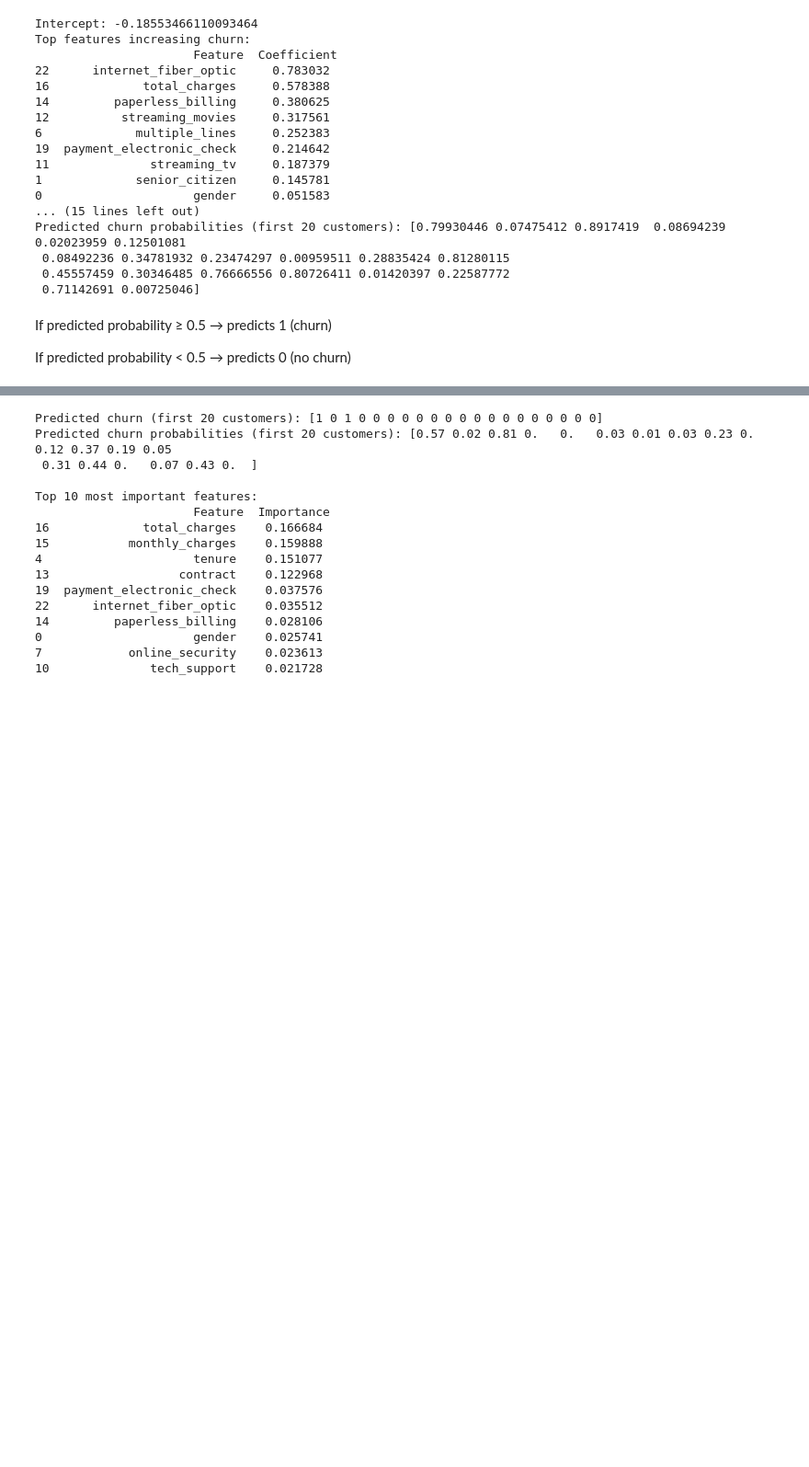
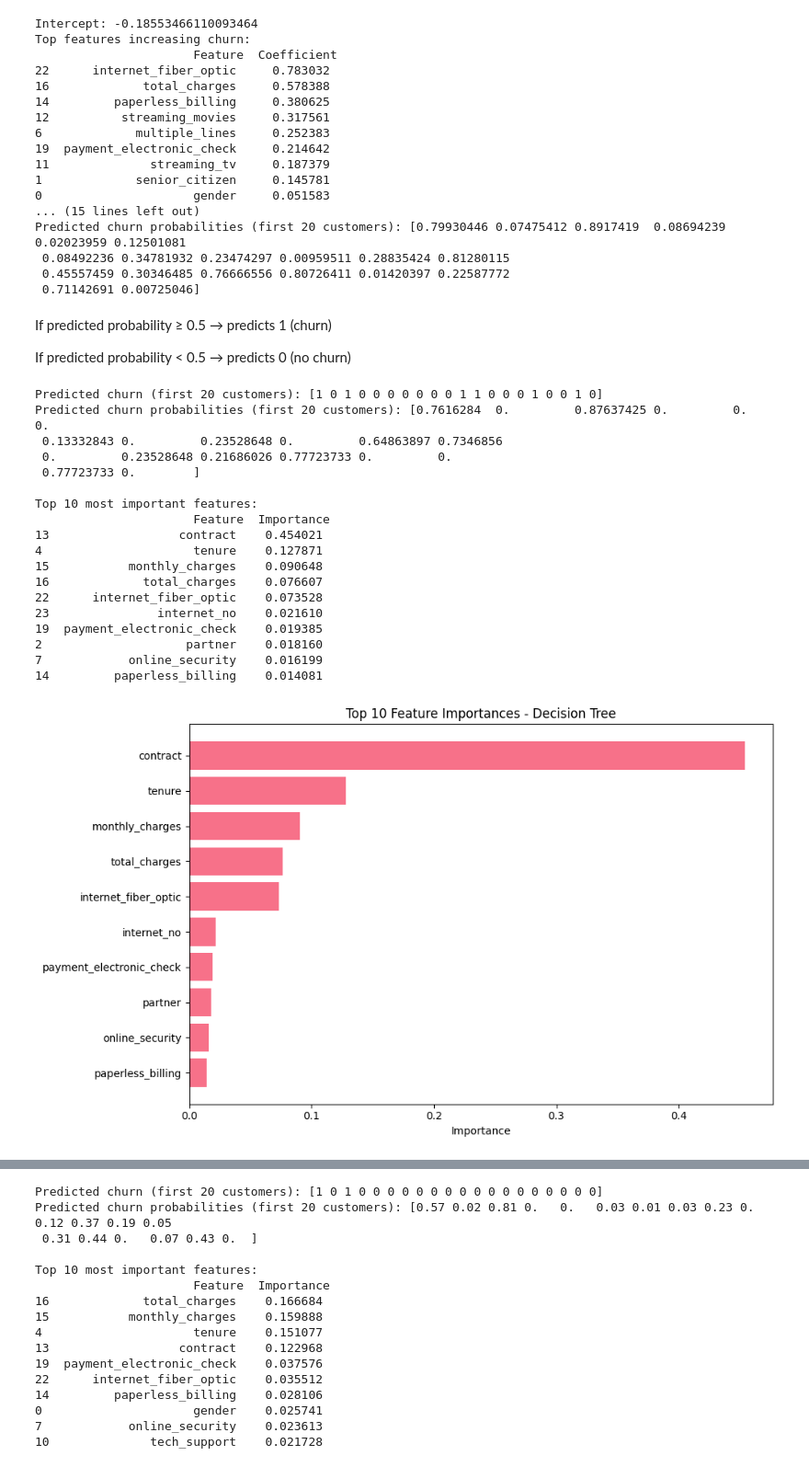
Before and after one commit to ZahraaFadhel/Predictive-Model-for-Customer-Churn, a Jupyter notebook: main.ipynb, the cells around one changed output, grey strips where cells are left out. Shown: that part at 92% size. Drawn from its saved outputs; the diff is of its cells as text; code cells hidden in the pictures; blank space fills up the shorter version.

Commit message:
added 2 more models

```diff
--- a/main.ipynb
+++ b/main.ipynb
@@ -1152,7 +856,68 @@ Predicted churn probabilities (first 20 customers): [0.79930446 0.07475412 0.891
  0.08492236 0.34781932 0.23474297 0.00959511 0.28835424 0.81280115
  0.45557459 0.30346485 0.76666556 0.80726411 0.01420397 0.22587772
  0.71142691 0.00725046]
-# %% [markdown]
-If predicted probability ≥ 0.5 → predicts 1 (churn)
-
-If predicted probability < 0.5 → predicts 0 (no churn)
+# %% [markdown]
+If predicted probability ≥ 0.5 → predicts 1 (churn)
+
+If predicted probability < 0.5 → predicts 0 (no churn)
+# %%
+# 2. Decision tree classifier implementation
+
+from sklearn.tree import DecisionTreeClassifier
+
+# Train model
+decision_tree_model = DecisionTreeClassifier(
+    max_depth=10,               # limit tree depth to prevent overfitting
+    min_samples_split=20,       # minimum samples required to split a node
+    min_samples_leaf=10,        # minimum samples required at a leaf node
+    class_weight='balanced',    # handle class imbalance
+    random_state=42
+)
+
+decision_tree_model.fit(X_train, y_train)
+
+# Make predictions on test data
+y_pred_dt = decision_tree_model.predict(X_test)
+y_prob_dt = decision_tree_model.predict_proba(X_test)[:, 1]  # probability of churn = 1
+
+# Display first 20 predictions
+print("Predicted churn (first 20 customers):", y_pred_dt[:20])
+print("Predicted churn probabilities (first 20 customers):", y_prob_dt[:20])
+
+# Feature importance
+feature_importance_dt = pd.DataFrame({
+    'Feature': X_train.columns,
+    'Importance': decision_tree_model.feature_importances_
+}).sort_values(by='Importance', ascending=False)
+
+print("\nTop 10 most important features:\n", feature_importance_dt.head(10))
+
+# Visualize top 10 feature importances
+plt.figure(figsize=(10, 6))
+top_features = feature_importance_dt.head(10)
+plt.barh(top_features['Feature'], top_features['Importance'])
+plt.xlabel('Importance')
+plt.title('Top 10 Feature Importances - Decision Tree')
+plt.gca().invert_yaxis()
+plt.tight_layout()
+plt.show()
+# %% [output]
+Predicted churn (first 20 customers): [1 0 1 0 0 0 0 0 0 0 1 1 0 0 0 1 0 0 1 0]
+Predicted churn probabilities (first 20 customers): [0.7616284  0.         0.87637425 0.         0.         0.
+ 0.13332843 0.         0.23528648 0.         0.64863897 0.7346856
+ 0.         0.23528648 0.21686026 0.77723733 0.         0.
+ 0.77723733 0.        ]
+
+Top 10 most important features:
+                      Feature  Importance
+13                  contract    0.454021
+4                     tenure    0.127871
+15           monthly_charges    0.090648
+16             total_charges    0.076607
+22      internet_fiber_optic    0.073528
+23               internet_no    0.021610
+19  payment_electronic_check    0.019385
+2                    partner    0.018160
+7            online_security    0.016199
+14         paperless_billing    0.014081
+[figure, added]
```
Also changed, not shown: parts of 34 cells of this notebook.
